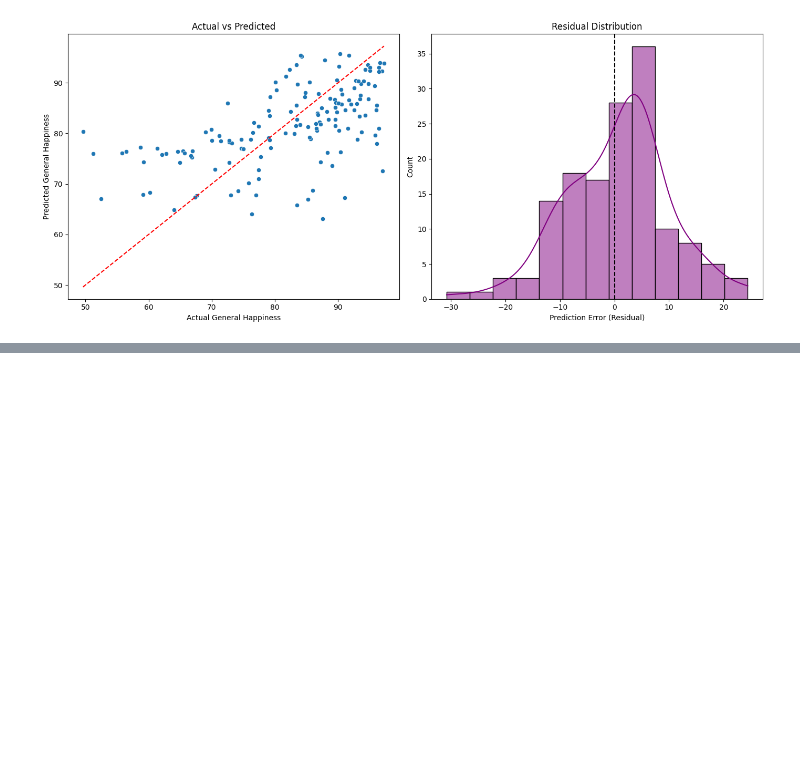
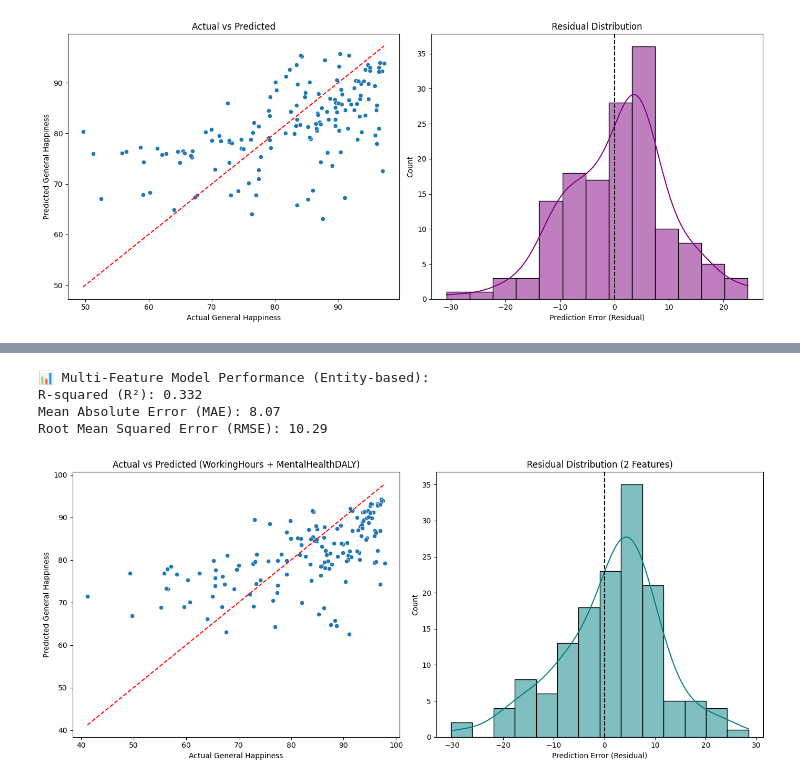
Before and after one commit to burcuekmekci/DSA210-Term-Project-Spring2025, a Jupyter notebook: termproject.ipynb, the cells around one changed output, grey strips where cells are left out. Cells and saved outputs as stored; diff of their text form; code cells hidden in the pictures; blank space fills up the shorter version.

Commit message:
ml model applied

```diff
--- a/termproject.ipynb
+++ b/termproject.ipynb
@@ -708,0 +736,77 @@ Root Mean Squared Error (RMSE): 9.51
+# %%
+import pandas as pd
+import numpy as np
+import matplotlib.pyplot as plt
+import seaborn as sns
+from sklearn.linear_model import LinearRegression
+from sklearn.model_selection import train_test_split
+from sklearn.metrics import mean_absolute_error, mean_squared_error, r2_score
+
+# 1. Load datasets
+df_main = pd.read_csv("cleaned_data/workinghours_generalhappiness_merged.csv")
+df_mental = pd.read_csv("cleaned_data/mental_health_cleaned.csv")
+
+# 2. Average DALY per country
+df_mental_avg = df_mental.groupby("Entity", as_index=False)["MentalHealthDALY"].mean()
+
+# 3. Merge only on 'Entity' (not Year)
+df_merged = pd.merge(df_main, df_mental_avg, on="Entity", how="inner")
+
+# 4. Drop rows with missing values if any
+df_merged = df_merged.dropna(subset=["WorkingHours", "GeneralHappiness", "MentalHealthDALY"])
+
+# 5. Save the merged dataset
+df_merged.to_csv("cleaned_data/happiness_working_mental_combined_entity.csv", index=False)
+
+# 6. Define features and target
+X = df_merged[["WorkingHours", "MentalHealthDALY"]]
+y = df_merged["GeneralHappiness"]
+
+# 7. Train-test split
+X_train, X_test, y_train, y_test = train_test_split(
+    X, y, test_size=0.2, random_state=42
+)
+
+# 8. Train model
+model = LinearRegression()
+model.fit(X_train, y_train)
+y_pred = model.predict(X_test)
+
+# 9. Evaluate model
+r2 = r2_score(y_test, y_pred)
+mae = mean_absolute_error(y_test, y_pred)
+rmse = np.sqrt(mean_squared_error(y_test, y_pred))
+
+print("📊 Multi-Feature Model Performance (Entity-based):")
+print(f"R-squared (R²): {r2:.3f}")
+print(f"Mean Absolute Error (MAE): {mae:.2f}")
+print(f"Root Mean Squared Error (RMSE): {rmse:.2f}")
+
+# 10. Visualize results
+residuals = y_test - y_pred
+
+plt.figure(figsize=(14, 6))
+
+# Plot 1: Actual vs Predicted
+plt.subplot(1, 2, 1)
+sns.scatterplot(x=y_test, y=y_pred)
+plt.plot([y_test.min(), y_test.max()], [y_test.min(), y_test.max()], 'r--')
+plt.xlabel("Actual General Happiness")
+plt.ylabel("Predicted General Happiness")
+plt.title("Actual vs Predicted (WorkingHours + MentalHealthDALY)")
+
+# Plot 2: Residual Distribution
+plt.subplot(1, 2, 2)
+sns.histplot(residuals, kde=True, color="teal")
+plt.axvline(0, color='black', linestyle='--')
+plt.xlabel("Prediction Error (Residual)")
+plt.title("Residual Distribution (2 Features)")
+
+plt.tight_layout()
+plt.show()
+# %% [output]
+📊 Multi-Feature Model Performance (Entity-based):
+R-squared (R²): 0.332
+Mean Absolute Error (MAE): 8.07
+Root Mean Squared Error (RMSE): 10.29
+[figure, added]
```
Also changed, not shown: parts of 2 cells of this notebook, 1 other file.
